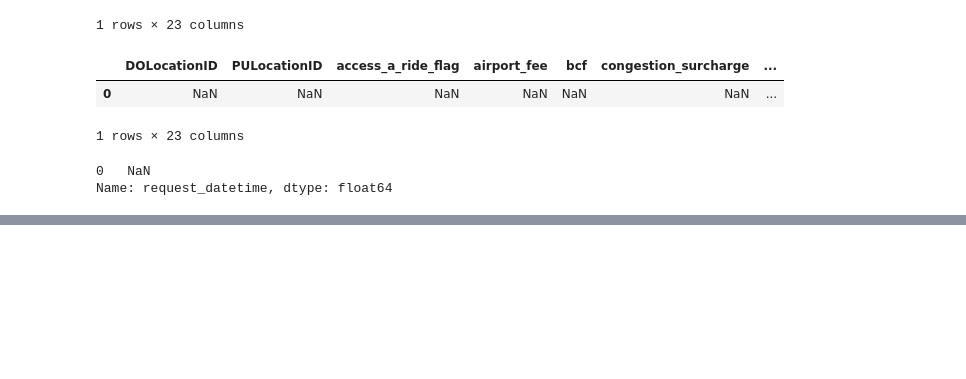
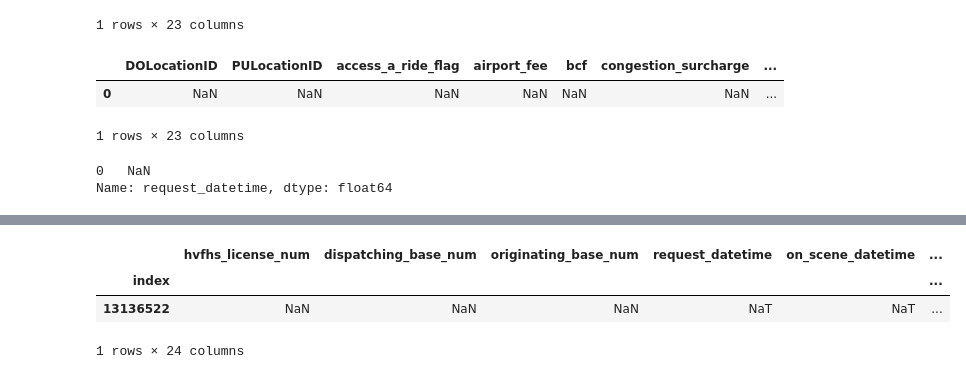
Before and after one commit to yvnyli/ML_Zoomcamp_2025, a Jupyter notebook: project1/2b_xgb_diagnostics.ipynb, the cells around one changed output, grey strips where cells are left out. Cells and saved outputs as stored; diff of their text form; code cells hidden in the pictures; blank space fills up the shorter version.

```diff
--- a/project1/2b_xgb_diagnostics.ipynb
+++ b/project1/2b_xgb_diagnostics.ipynb
@@ -510,0 +664,32 @@ with open("default_nulldf.pkl", "wb") as f:
+# %%
+ndf.iloc[0,0] = np.nan
+ndf.iloc[0,1] = np.nan
+ndf.iloc[0,2] = np.nan
+ndf.iloc[0,3] = pd.NaT
+ndf.iloc[0,4] = pd.NaT
+ndf.iloc[0,5] = pd.NaT
+ndf.iloc[0,6] = pd.NaT
+ndf.iloc[0,7] = np.nan
+ndf.iloc[0,8] = np.nan
+ndf.iloc[0,9] = np.nan
+ndf.iloc[0,10] = np.nan
+ndf.iloc[0,11] = np.nan
+ndf.iloc[0,12] = np.nan
+ndf.iloc[0,13] = np.nan
+ndf.iloc[0,14] = np.nan
+ndf.iloc[0,15] = np.nan
+ndf.iloc[0,16] = np.nan
+ndf.iloc[0,17] = np.nan
+ndf.iloc[0,18] = np.nan
+ndf.iloc[0,19] = np.nan
+ndf.iloc[0,20] = np.nan
+ndf.iloc[0,21] = np.nan
+ndf.iloc[0,22] = np.nan
+ndf.iloc[0,23] = np.nan
+# %%
+ndf
+# %% [output]
+|  | hvfhs_license_num | dispatching_base_num | originating_base_num | request_datetime | on_scene_datetime | ... |
+| index |  |  |  |  |  | ... |
+| 13136522 | NaN | NaN | NaN | NaT | NaT | ... |
+1 rows × 24 columns
```
Also changed, not shown: parts of 29 cells of this notebook, 6 other files.
